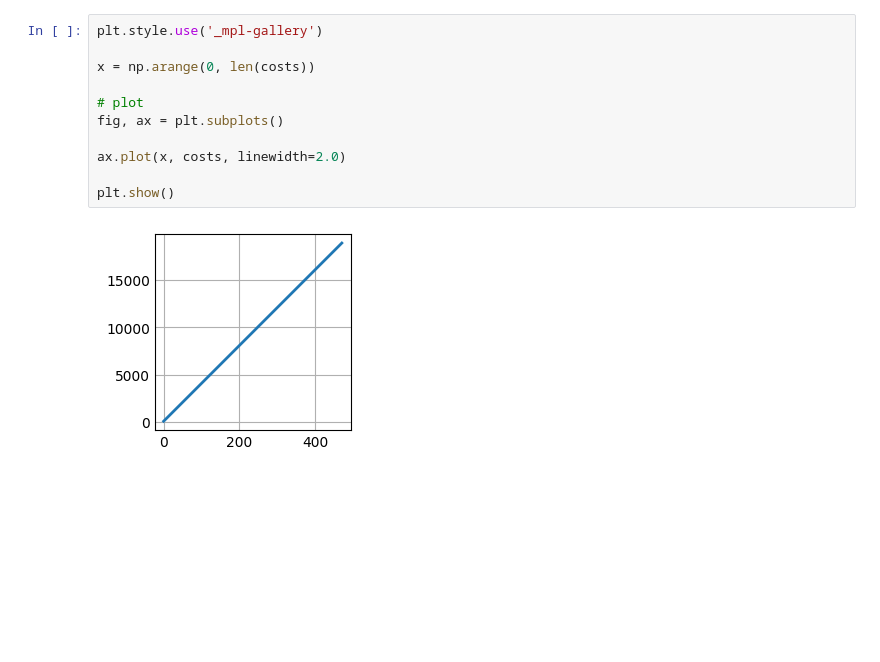
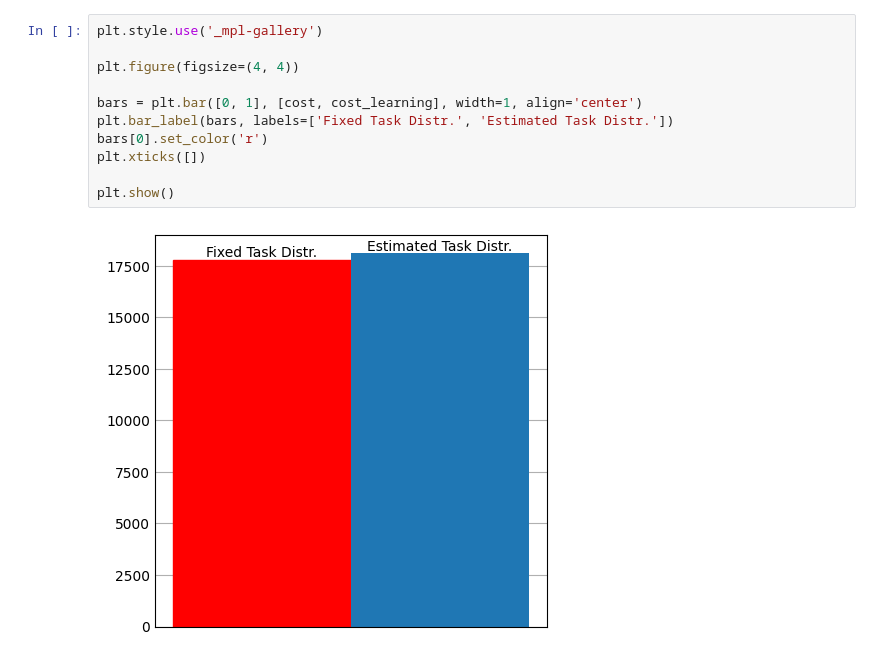
Before and after one commit to pullipulli/estimation_MAPD-P, a Jupyter notebook: Utils/show_stats.ipynb, the cells around one changed output. Saved outputs shown, nothing was run; the diff lists cells and outputs as text; blank space fills up the shorter version.

```diff
--- a/Utils/show_stats.ipynb
+++ b/Utils/show_stats.ipynb
@@ -26,13 +45,13 @@ with open('stats_with_learning.yaml', 'r') as f:
 # %%
 plt.style.use('_mpl-gallery')
 
-x = np.arange(0, len(costs))
+plt.figure(figsize=(4, 4))
 
-# plot
-fig, ax = plt.subplots()
-
-ax.plot(x, costs, linewidth=2.0)
+bars = plt.bar([0, 1], [cost, cost_learning], width=1, align='center')
+plt.bar_label(bars, labels=['Fixed Task Distr.', 'Estimated Task Distr.'])
+bars[0].set_color('r')
+plt.xticks([])
 
 plt.show()
 # %% [output]
-[figure, old version]
+[figure, new version]
```
Also changed, not shown: parts of 7 cells of this notebook, 3 other files.
